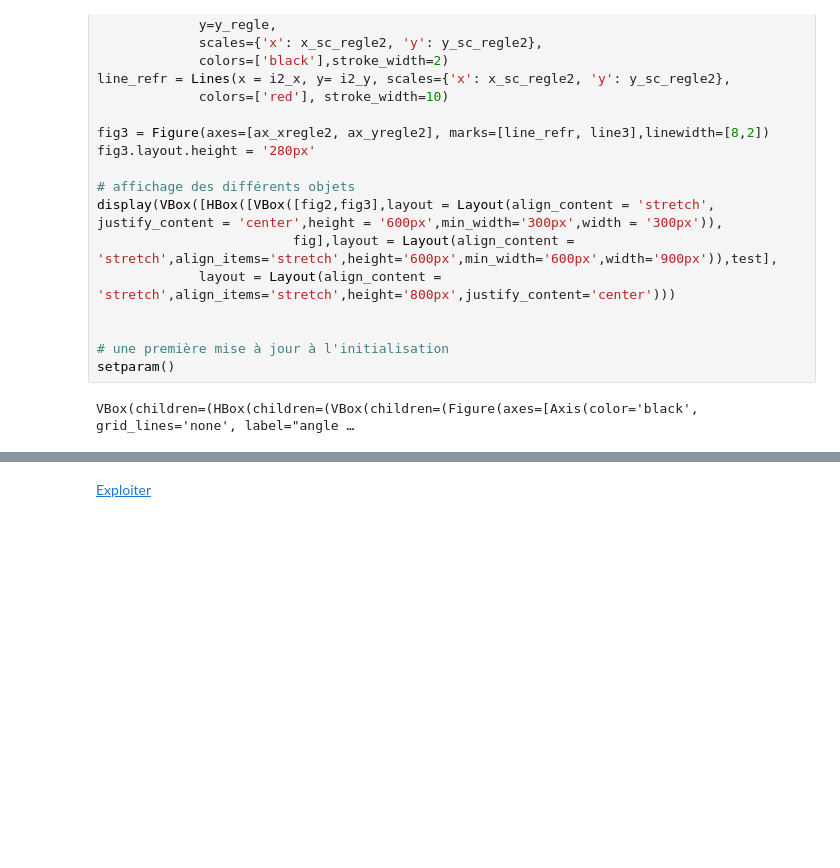
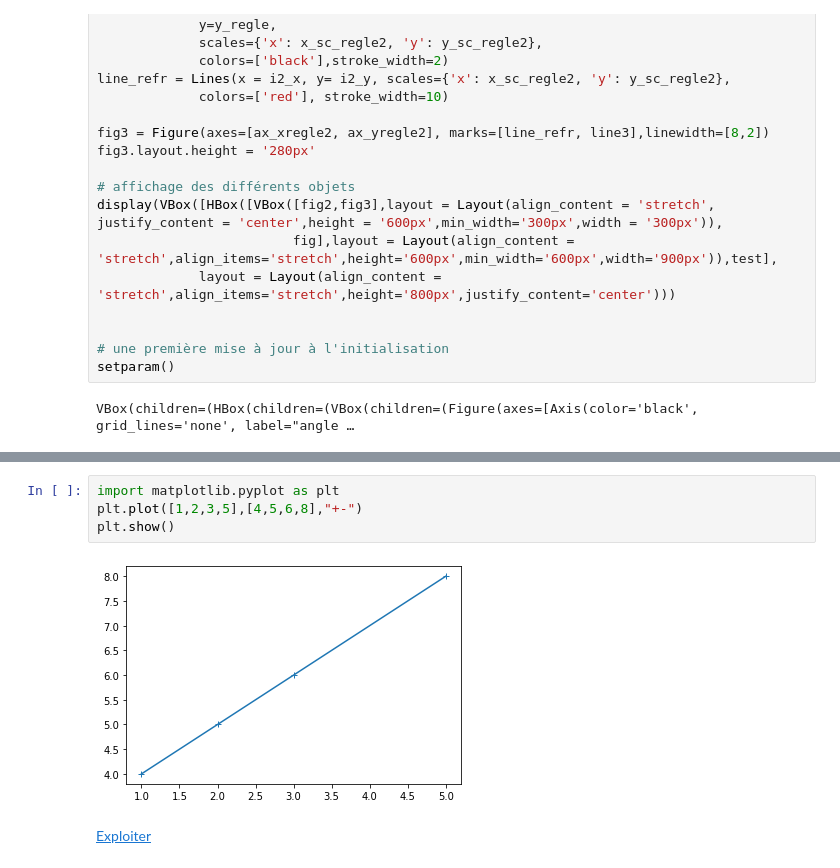
Before and after one commit to jcamponovo/formation2020, a Jupyter notebook: refraction2_pres.ipynb, the cells around one changed output, grey strips where cells are left out. Cells and saved outputs as stored; diff of their text form; blank space fills up the shorter version.

```diff
--- a/refraction2_pres.ipynb
+++ b/refraction2_pres.ipynb
@@ -220,2 +227,8 @@ VBox(children=(HBox(children=(VBox(children=(Figure(axes=[Axis(color='black', gr
+# %%
+import matplotlib.pyplot as plt
+plt.plot([1,2,3,5],[4,5,6,8],"+-")
+plt.show()
+# %% [output]
+[figure, added]
 # %% [markdown]
 <a href="../notebooks/exploitation.ipynb" > Exploiter </a>
```
Also changed, not shown: parts of 2 cells of this notebook, 1 other file.
